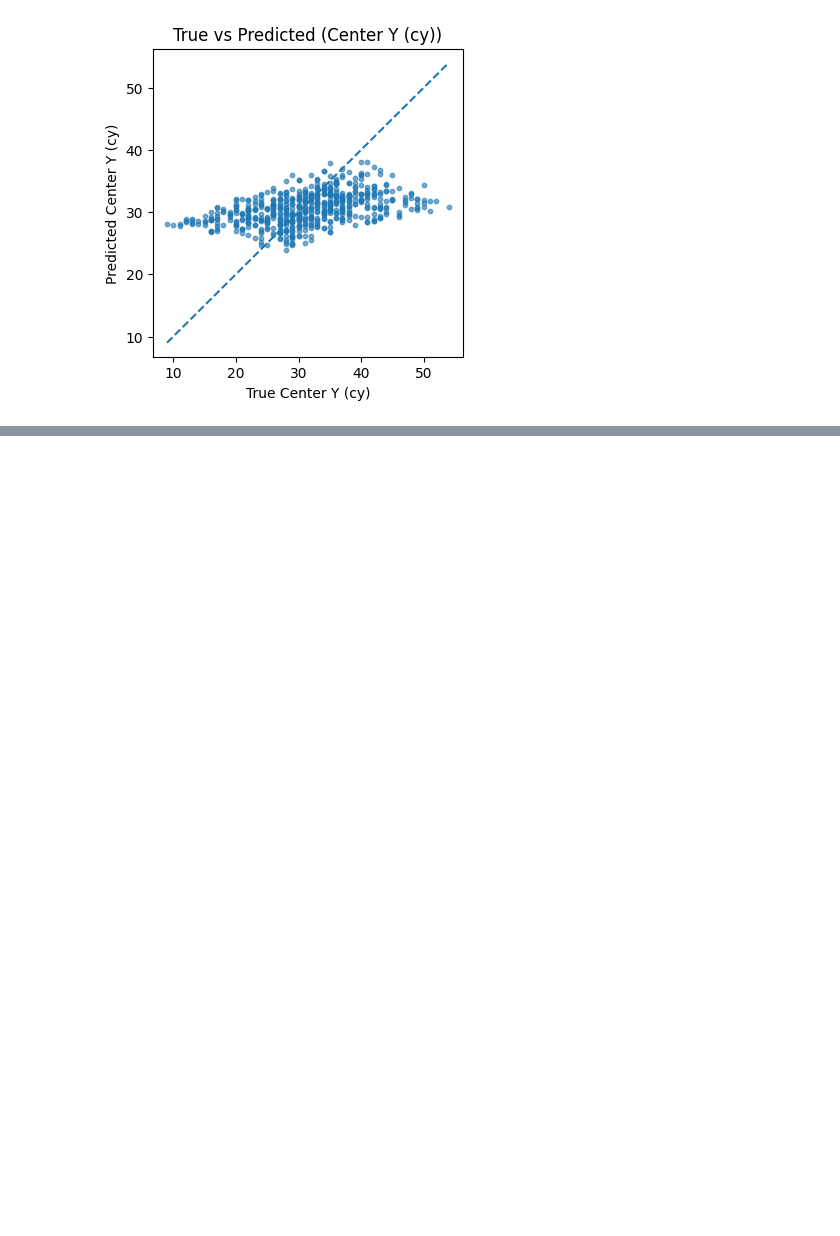
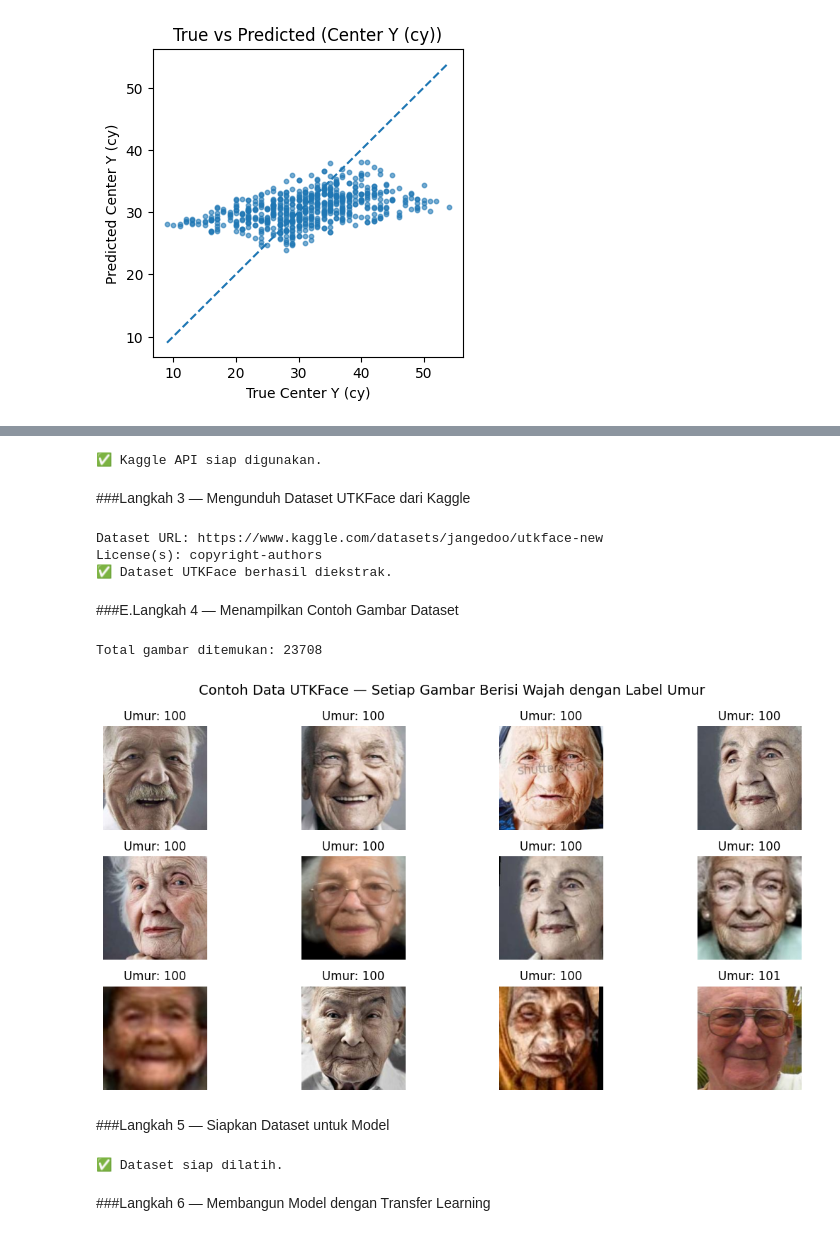
Before and after one commit to Agtna/Visi-Komputer-2025-, a Jupyter notebook: Jobsheet3_Teknik_Regresi_Gambar.ipynb, the cells around one changed output, grey strips where cells are left out. Cells and saved outputs as stored; diff of their text form; code cells hidden in the pictures; blank space fills up the shorter version.

```diff
--- a/Jobsheet3_Teknik_Regresi_Gambar.ipynb
+++ b/Jobsheet3_Teknik_Regresi_Gambar.ipynb
@@ -257,0 +270,78 @@ Mean Euclidean Distance Error = 9.445
+# %%
+import os, shutil
+if os.path.exists("kaggle.json"):
+      os.makedirs(os.path.expanduser("~/.kaggle"), exist_ok=True)
+      shutil.copy("kaggle.json", os.path.expanduser("~/.kaggle/kaggle.json"))
+      os.chmod(os.path.expanduser("~/.kaggle/kaggle.json"), 0o600)
+      !pip -q install kaggle
+      print("✅ Kaggle API siap digunakan.")
+else:
+      print(" .ı kaggle.json belum ditemukan. Upload terlebih dahulu.")
+# %% [output]
+✅ Kaggle API siap digunakan.
+# %% [markdown]
+###Langkah 3 — Mengunduh Dataset UTKFace dari Kaggle
+# %%
+# Unduh dataset UTKFace (sekali saja)
+!kaggle datasets download -d jangedoo/utkface-new -p /content -q
+!unzip -q /content/utkface-new.zip -d /content/utk
+print("✅ Dataset UTKFace berhasil diekstrak.")
+# %% [output]
+Dataset URL: https://www.kaggle.com/datasets/jangedoo/utkface-new
+License(s): copyright-authors
+✅ Dataset UTKFace berhasil diekstrak.
+# %% [markdown]
+###E.Langkah 4 — Menampilkan Contoh Gambar Dataset
+# %%
+import matplotlib.pyplot as plt
+import os, glob
+from PIL import Image
+
+# Ambil 12 gambar acak dari dataset
+files = glob.glob("/content/utk/UTKFace/*.jpg")
+files = sorted(files)
+print(f"Total gambar ditemukan: {len(files)}")
+
+plt.figure(figsize=(12, 6))
+for i, f in enumerate(files[:12]):
+   # Ambil umur dari nama file
+    age = int(os.path.basename(f).split("_")[0])
+    img = Image.open(f)
+    plt.subplot(3, 4, i + 1)
+    plt.imshow(img)
+    plt.title(f"Umur: {age}")
+    plt.axis("off")
+plt.suptitle("Contoh Data UTKFace — Setiap Gambar Berisi Wajah dengan Label Umur", fontsize=14)
+plt.tight_layout()
+plt.show()
+# %% [output]
+Total gambar ditemukan: 23708
+[figure, added]
+# %% [markdown]
+###Langkah 5 — Siapkan Dataset untuk Model
+# %%
+import tensorflow as tf
+import numpy as np
+from sklearn.model_selection import train_test_split
+
+def parse_age_from_name(fp):
+    return int(os.path.basename(fp).split('_')[0])
+
+ages = np.array([parse_age_from_name(f) for f in files], dtype=np.float32)
+train_files, test_files, y_train, y_test = train_test_split(files, ages, test_size=0.2, random_state=42)
+
+IMG_SIZE = 160
+def load_img(fp, label):
+    img = tf.io.read_file(fp)
+    img = tf.image.decode_jpeg(img, channels=3)
+    img = tf.image.resize(img, (IMG_SIZE, IMG_SIZE))
+    return img / 255.0, label
+
+train_ds = tf.data.Dataset.from_tensor_slices((train_files, y_train)).map(load_img).batch(64)
+test_ds = tf.data.Dataset.from_tensor_slices((test_files, y_test)).map(load_img).batch(64)
+
+print("✅ Dataset siap dilatih.")
+# %% [output]
+✅ Dataset siap dilatih.
+# %% [markdown]
+###Langkah 6 — Membangun Model dengan Transfer Learning
```
Also changed, not shown: parts of 14 cells of this notebook.
